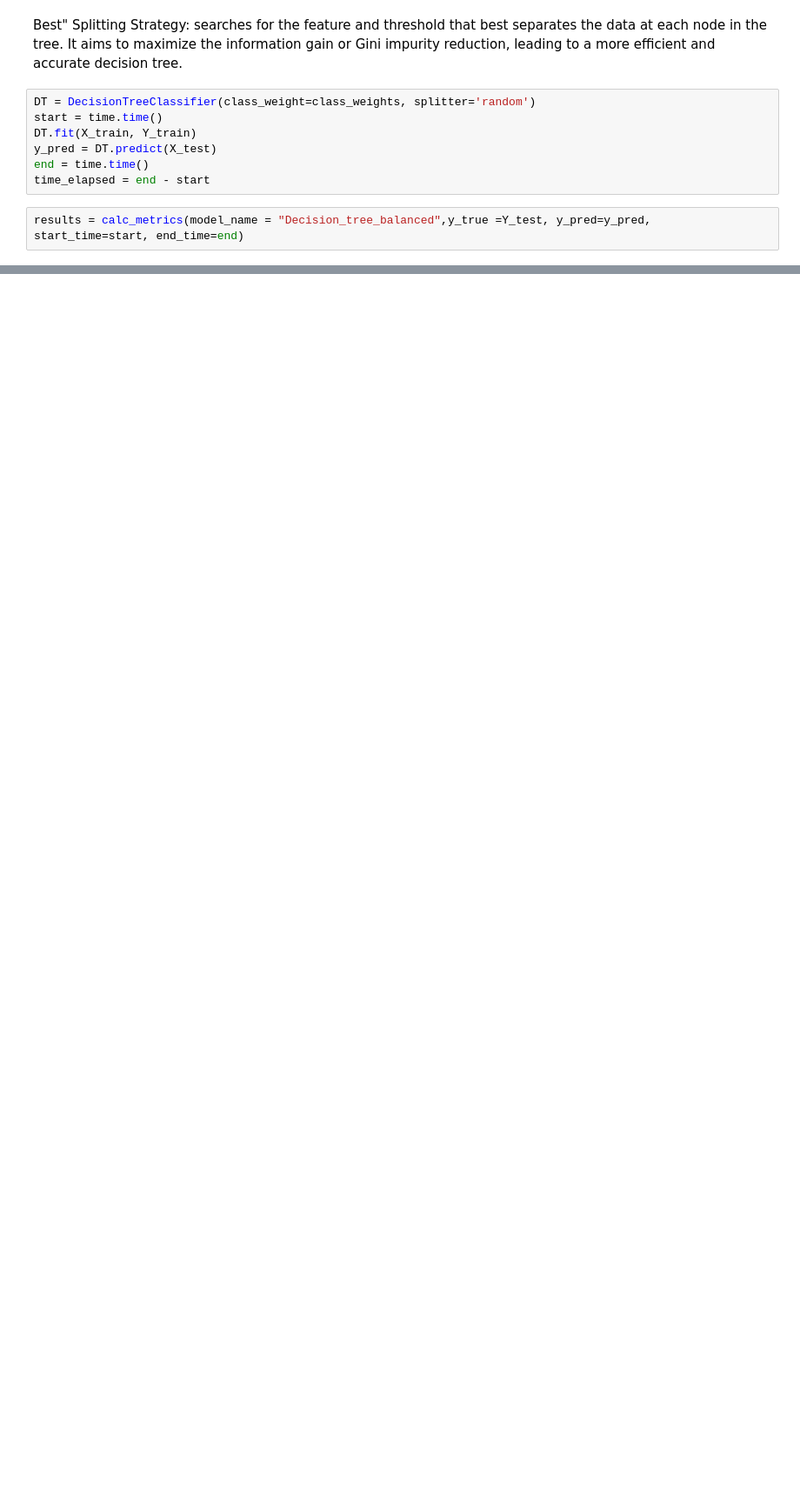
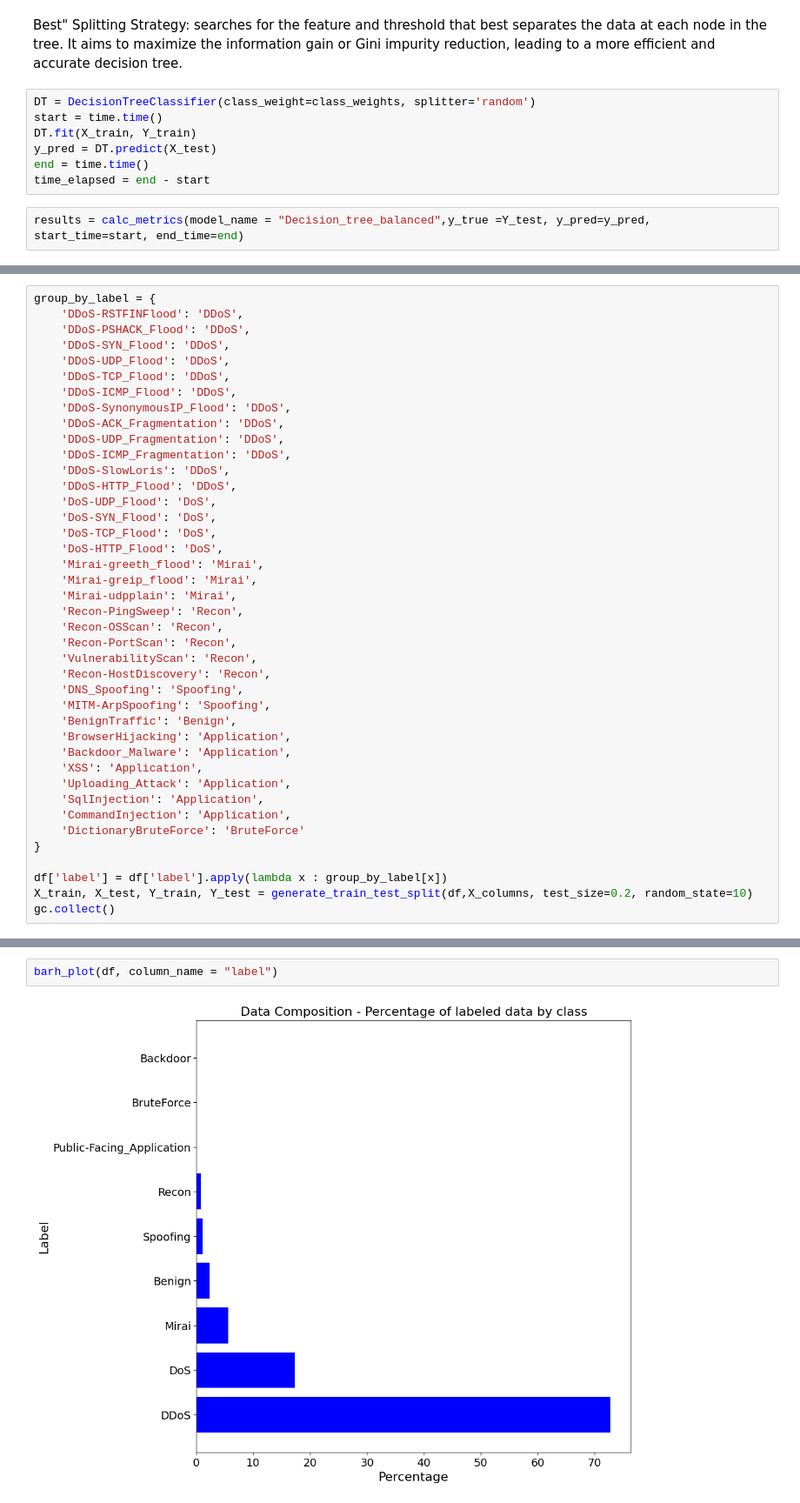
Before and after one commit to Jaquelinedops/CICIoT2023, a Jupyter notebook: IoTTraffic_DecisionTreeClassifier.ipynb, the cells around one changed output, grey strips where cells are left out. Shown at 87% size. Saved outputs shown, nothing was run; the diff lists cells and outputs as text; blank space fills up the shorter version.

```diff
--- a/IoTTraffic_DecisionTreeClassifier.ipynb
+++ b/IoTTraffic_DecisionTreeClassifier.ipynb
@@ -216,0 +323,41 @@ results = calc_metrics(model_name = "Decision_tree_balanced",y_true =Y_test, y_p
+# %%
+group_by_label = {
+    'DDoS-RSTFINFlood': 'DDoS',
+    'DDoS-PSHACK_Flood': 'DDoS',
+    'DDoS-SYN_Flood': 'DDoS',
+    'DDoS-UDP_Flood': 'DDoS',
+    'DDoS-TCP_Flood': 'DDoS',
+    'DDoS-ICMP_Flood': 'DDoS',
+    'DDoS-SynonymousIP_Flood': 'DDoS',
+    'DDoS-ACK_Fragmentation': 'DDoS',
+    'DDoS-UDP_Fragmentation': 'DDoS',
+    'DDoS-ICMP_Fragmentation': 'DDoS',
+    'DDoS-SlowLoris': 'DDoS',
+    'DDoS-HTTP_Flood': 'DDoS',
+    'DoS-UDP_Flood': 'DoS',
+    'DoS-SYN_Flood': 'DoS',
+    'DoS-TCP_Flood': 'DoS',
+    'DoS-HTTP_Flood': 'DoS',
+    'Mirai-greeth_flood': 'Mirai',
+    'Mirai-greip_flood': 'Mirai',
+    'Mirai-udpplain': 'Mirai',
+    'Recon-PingSweep': 'Recon',
+    'Recon-OSScan': 'Recon',
+    'Recon-PortScan': 'Recon',
+    'VulnerabilityScan': 'Recon',
+    'Recon-HostDiscovery': 'Recon',
+    'DNS_Spoofing': 'Spoofing',
+    'MITM-ArpSpoofing': 'Spoofing',
+    'BenignTraffic': 'Benign',
+    'BrowserHijacking': 'Application',
+    'Backdoor_Malware': 'Application',
+    'XSS': 'Application',
+    'Uploading_Attack': 'Application',
+    'SqlInjection': 'Application',
+    'CommandInjection': 'Application',
+    'DictionaryBruteForce': 'BruteForce'
+}
+
+df['label'] = df['label'].apply(lambda x : group_by_label[x])
+X_train, X_test, Y_train, Y_test = generate_train_test_split(df,X_columns, test_size=0.2, random_state=10)
+gc.collect()
@@ -216,0 +366,4 @@ results = calc_metrics(model_name = "Decision_tree_balanced",y_true =Y_test, y_p
+# %%
+barh_plot(df, column_name = "label")
+# %% [output]
+[figure, added]
```
Also changed, not shown: parts of 44 cells of this notebook.
